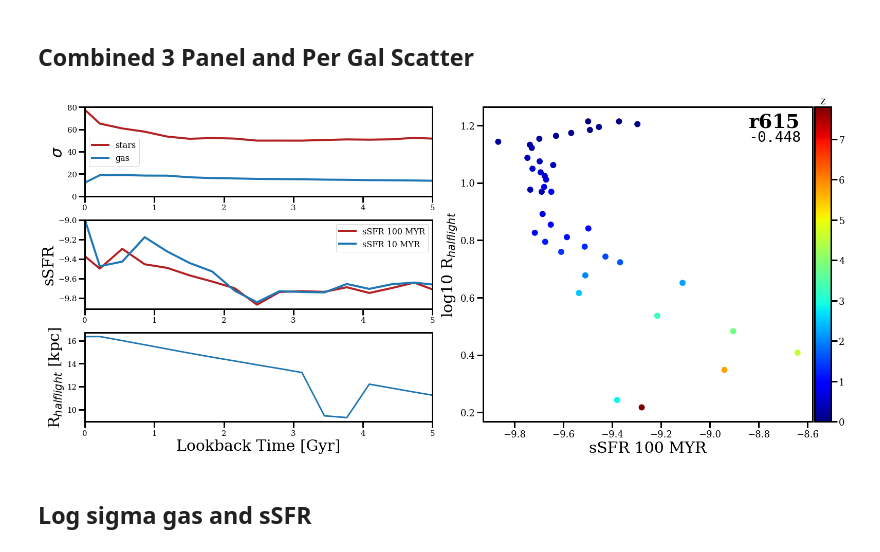
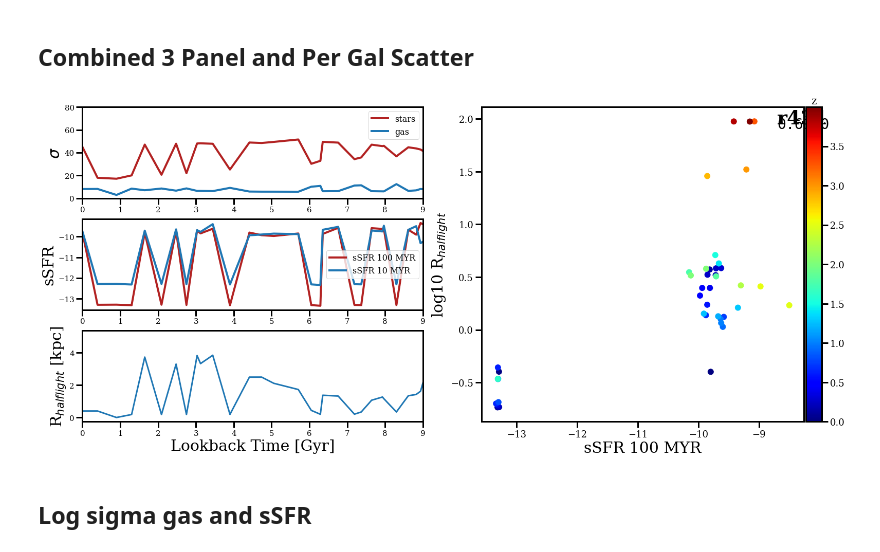
Before and after one commit to JosephWick/H1-merian, a Jupyter notebook: notebooks/BreathingPlots.ipynb, the cells around one changed output. Drawn from its saved outputs; the diff is of its cells as text; code cells hidden in the pictures.

```diff
--- a/notebooks/BreathingPlots.ipynb
+++ b/notebooks/BreathingPlots.ipynb
@@ -13,7 +13,7 @@ import sys
 sys.path.insert(0, '../util/')
 from util import util
 # %%
-datapath = '/home/jw1624/H1-merian/csvs/breathingModes/'
+datapath = '/home/jw1624/H1-merian/csvs/breathingModes_old/'
 # %% [markdown]
 ## Set params
 # %%
@@ -279,11 +278,11 @@ rs
 # %% [markdown]
 ## Combined 3 Panel and Per Gal Scatter
 # %%
-gal = cdmgals[9]
+gal = cdmgals[0]
 zmax = 10
 ymin = -1
 
-tlim = 5
+tlim = 9
 
 data = pd.read_csv(datapath+'r'+str(gal)+'_qtys.txt')
 tlookback = abs(data['t'] - max(data['t']))
@@ -337,7 +336,7 @@ ax2.set_ylabel('sSFR', fontsize=30)
 
 ax2.legend(['sSFR 100 MYR', 'sSFR 10 MYR'], fontsize=16)
 
-ax2.set_ylim(top=-9)
+#ax2.set_ylim(top=-9)
 
 # Bottom panel: half-light radius
 Rhl = data['R_halflight'][tlookback<tlim+1]
@@ -356,35 +355,35 @@ x = data['sSFR_100'][data['z'] <= zmax]
 y = np.log10(data['R_halflight'][data['z'] <= zmax])
 c = data['z'][data['z'] <= zmax]
 
 c = c[y > ymin]
 x = x[y > ymin]
 y = y[y > ymin]
 
 rs = ss.spearmanr(x,y)[0]
 
 sc = axscatter.scatter(x, y, c=c, cmap='jet', s=120)
 
 axscatter.set_xlabel('sSFR 100 MYR', fontsize=30)
 axscatter.set_ylabel(r'log10 R$_{halflight}$', fontsize=30)
 
 axscatter.text(s='r'+str(gal), x=max(x[x>-20]-0.20), y=max(y)-0.02, fontsize=38, weight='bold')
 axscatter.text(s=str(rs)[:6], x=max(x[x>-20]-0.20), y=max(y)-0.07, fontsize=28, fontfamily='monospace')
 
 #plt.ylim([3,4.5])
 #plt.xlim([0.0,0.4])
 
 divider = make_axes_locatable(axscatter)
 clb = divider.append_axes('right', size='5%', pad=0.05)
 fig.colorbar(sc, cax=clb, orientation='vertical')
 
 clb.set_title('z', fontsize=20)
 clb.tick_params(axis='both', which='major', labelsize=18)
 
 plt.tight_layout()
 
-plt.savefig('../figures/breathingScatterLines/r'+str(gal)+'.png')
+#plt.savefig('../figures/breathingScatterLines/r'+str(gal)+'.png')
 # %% [output]
-[figure, old version]
+[figure, new version]
 # %% [markdown]
 ## Log sigma gas and sSFR
 # %%
```
Also changed, not shown: parts of 2 cells of this notebook, 3 other files.
